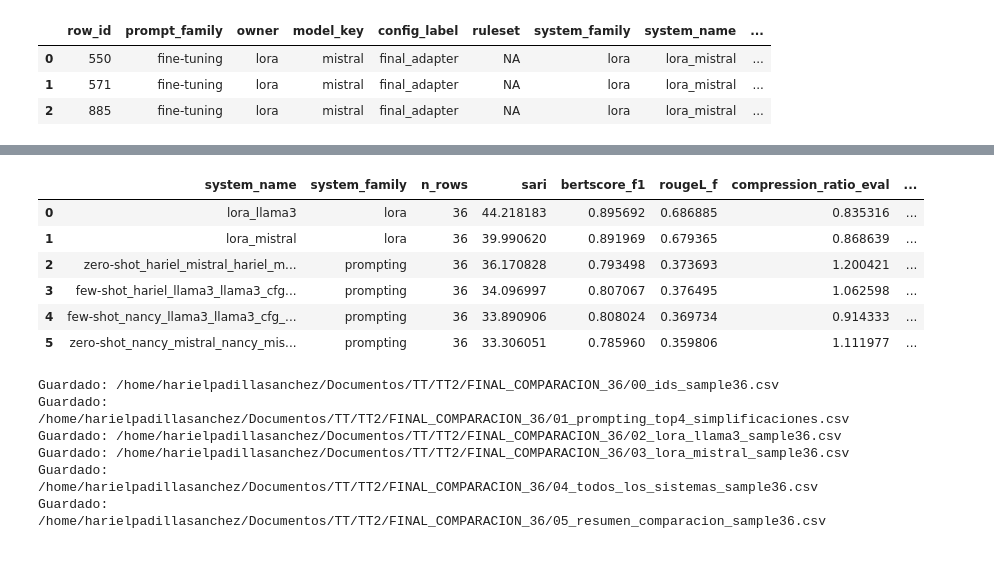
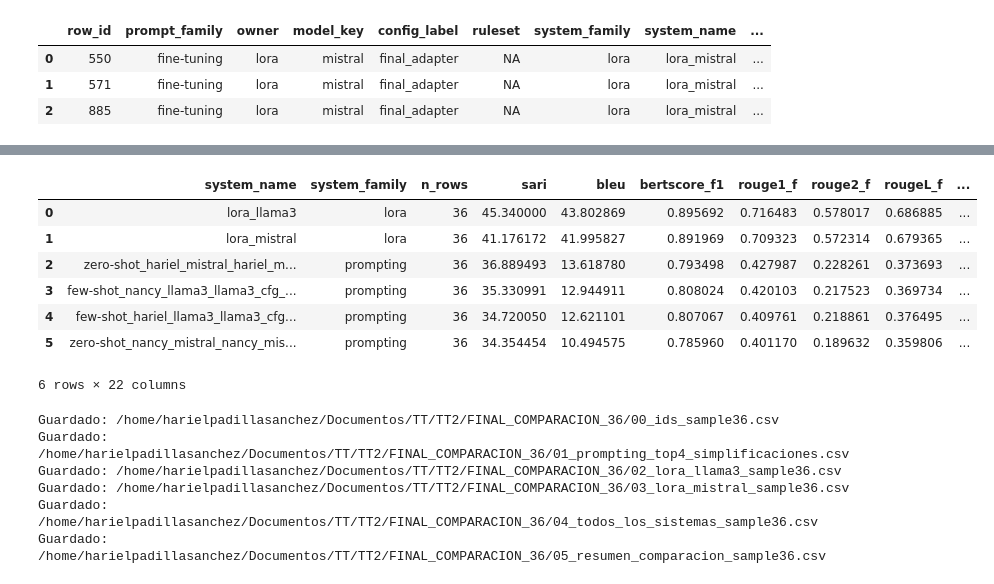
Before and after one commit to HarielPS/TT2, a Jupyter notebook: notebooks/14_LoRA_vs_prompt.ipynb, the cells around one changed output, grey strips where cells are left out. Saved outputs shown, nothing was run; the diff lists cells and outputs as text; code cells hidden in the pictures.

```diff
--- a/notebooks/14_LoRA_vs_prompt.ipynb
+++ b/notebooks/14_LoRA_vs_prompt.ipynb
@@ -264,36 +318,58 @@ Shape all_systems_df: (216, 16)
 # %%
-summary_rows = []
+summary_metrics = [
+    "sari",
+    "bleu",
+    "bertscore_f1",
+    "rouge1_f",
+    "rouge2_f",
+    "rougeL_f",
+    "fernandez_huerta_pred",
+    "fernandez_huerta_src",
+    "fernandez_huerta_delta",
+    "inflesz_pred",
+    "inflesz_src",
+    "inflesz_delta",
+    "compression_ratio_eval",
+    "sentence_splits",
+    "levenshtein_similarity",
+    "exact_copy",
+    "additions_proportion",
+    "deletions_proportion",
+]
 
-for system_name, g in all_systems_df.groupby("system_name"):
-    row = {
-        "system_name": system_name,
-        "system_family": g["system_family"].iloc[0],
-        "n_rows": len(g),
-    }
+final_summary_df = (
+    all_systems_evaluated_df
+    .groupby(["system_name", "system_family"], as_index=False)
+    .agg(
+        n_rows=("row_id", "count"),
+        **{
+            metric: (metric, "mean")
+            for metric in summary_metrics
+            if metric in all_systems_evaluated_df.columns
+        }
+    )
+)
 
-    for metric in ["sari", "bertscore_f1", "rougeL_f", "compression_ratio_eval", "exact_copy"]:
-        if metric in g.columns:
-            row[metric] = g[metric].mean()
+final_summary_df["leader_score"] = (
+    0.60 * final_summary_df["sari"] +
+    0.40 * (final_summary_df["bertscore_f1"] * 100.0)
+)
 
-    if "sari" in row and "bertscore_f1" in row:
-        row["leader_score"] = 0.6 * row["sari"] + 0.4 * (row["bertscore_f1"] * 100.0)
-
-    summary_rows.append(row)
-
-final_summary_df = pd.DataFrame(summary_rows).sort_values(
+final_summary_df = final_summary_df.sort_values(
     by=["leader_score", "sari", "bertscore_f1"],
     ascending=False
 ).reset_index(drop=True)
 
 display(final_summary_df)
 # %% [output]
-|  | system_name | system_family | n_rows | sari | bertscore_f1 | rougeL_f | compression_ratio_eval | ... |
-| 0 | lora_llama3 | lora | 36 | 44.218183 | 0.895692 | 0.686885 | 0.835316 | ... |
-| 1 | lora_mistral | lora | 36 | 39.990620 | 0.891969 | 0.679365 | 0.868639 | ... |
-| 2 | zero-shot_hariel_mistral_hariel_m... | prompting | 36 | 36.170828 | 0.793498 | 0.373693 | 1.200421 | ... |
-| 3 | few-shot_hariel_llama3_llama3_cfg... | prompting | 36 | 34.096997 | 0.807067 | 0.376495 | 1.062598 | ... |
-| 4 | few-shot_nancy_llama3_llama3_cfg_... | prompting | 36 | 33.890906 | 0.808024 | 0.369734 | 0.914333 | ... |
-| 5 | zero-shot_nancy_mistral_nancy_mis... | prompting | 36 | 33.306051 | 0.785960 | 0.359806 | 1.111977 | ... |
+|  | system_name | system_family | n_rows | sari | bleu | bertscore_f1 | rouge1_f | rouge2_f | rougeL_f | ... |
+| 0 | lora_llama3 | lora | 36 | 45.340000 | 43.802869 | 0.895692 | 0.716483 | 0.578017 | 0.686885 | ... |
+| 1 | lora_mistral | lora | 36 | 41.176172 | 41.995827 | 0.891969 | 0.709323 | 0.572314 | 0.679365 | ... |
+| 2 | zero-shot_hariel_mistral_hariel_m... | prompting | 36 | 36.889493 | 13.618780 | 0.793498 | 0.427987 | 0.228261 | 0.373693 | ... |
+| 3 | few-shot_nancy_llama3_llama3_cfg_... | prompting | 36 | 35.330991 | 12.944911 | 0.808024 | 0.420103 | 0.217523 | 0.369734 | ... |
+| 4 | few-shot_hariel_llama3_llama3_cfg... | prompting | 36 | 34.720050 | 12.621101 | 0.807067 | 0.409761 | 0.218861 | 0.376495 | ... |
+| 5 | zero-shot_nancy_mistral_nancy_mis... | prompting | 36 | 34.354454 | 10.494575 | 0.785960 | 0.401170 | 0.189632 | 0.359806 | ... |
+6 rows × 22 columns
 # %%
 prompt_only_path = FINAL_DIR / "01_prompting_top4_simplificaciones.csv"
 lora_llama_path = FINAL_DIR / "02_lora_llama3_sample36.csv"
```
Also changed, not shown: parts of 3 cells of this notebook, 35 other files.
